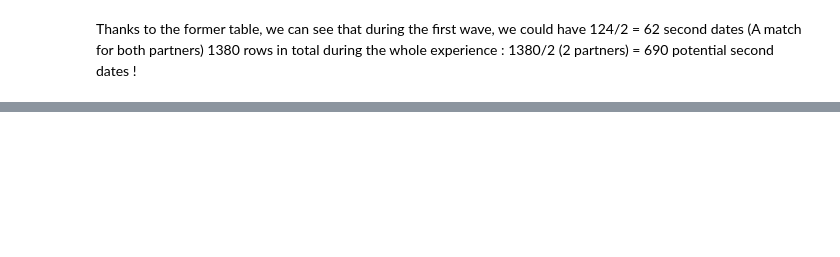
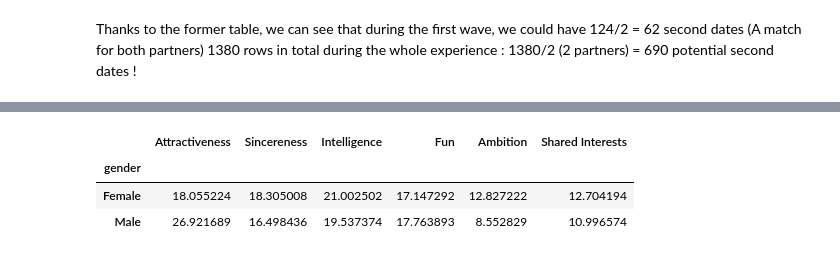
Before and after one commit to dafrd/speed-dating, a Jupyter notebook: analyze.ipynb, the cells around one changed output, grey strips where cells are left out. Drawn from its saved outputs; the diff is of its cells as text; code cells hidden in the pictures; blank space fills up the shorter version.

```diff
--- a/analyze.ipynb
+++ b/analyze.ipynb
@@ -210,0 +187,11 @@ fig2.show()
+# %%
+interests = df[['gender','attr1_1', 'sinc1_1','intel1_1','fun1_1','amb1_1','shar1_1']].groupby('gender').mean()
+cols = ['Attractiveness','Sincereness','Intelligence','Fun','Ambition','Shared Interests']
+interests.columns = cols
+
+interests
+# %% [output]
+|  | Attractiveness | Sincereness | Intelligence | Fun | Ambition | Shared Interests |
+| gender |  |  |  |  |  |  |
+| Female | 18.055224 | 18.305008 | 21.002502 | 17.147292 | 12.827222 | 12.704194 |
+| Male | 26.921689 | 16.498436 | 19.537374 | 17.763893 | 8.552829 | 10.996574 |
```
Also changed, not shown: parts of 8 cells of this notebook.
